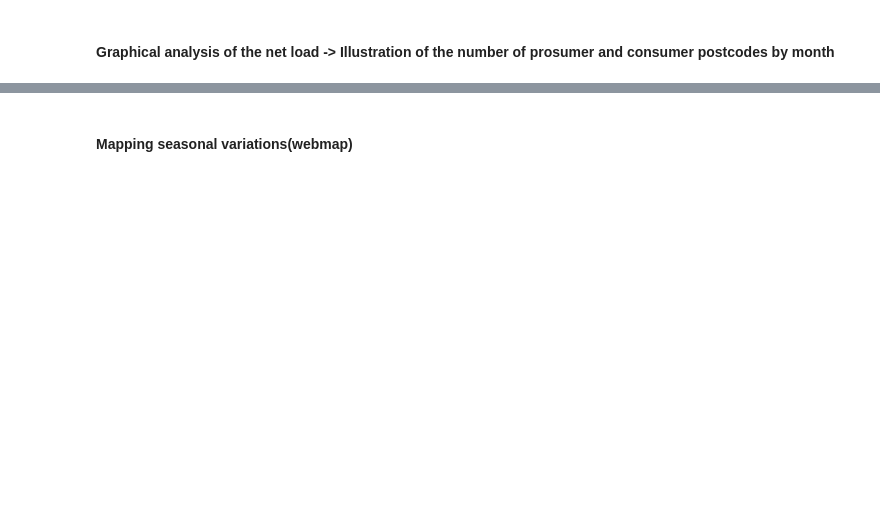
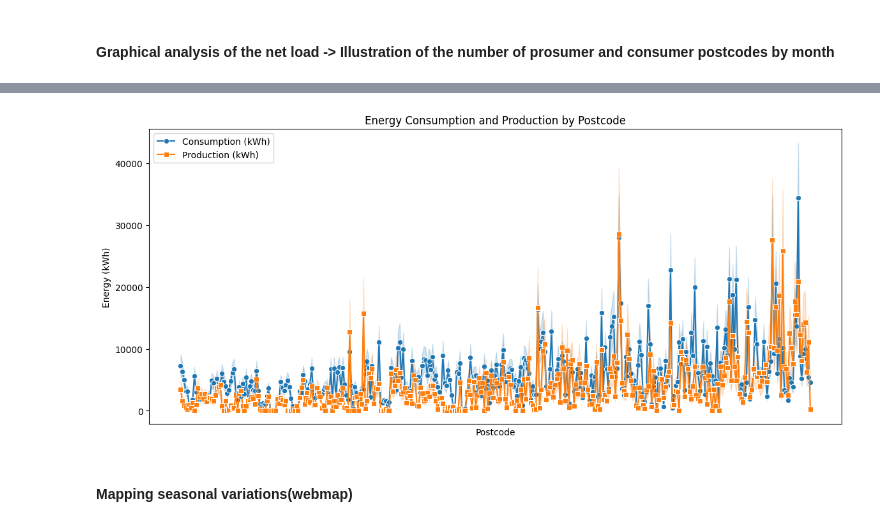
Before and after one commit to medh642/P2P-Trading, a Jupyter notebook: P2PSim/P2PmonthlyAnalysis.ipynb, the cells around one changed output, grey strips where cells are left out. Cells and saved outputs as stored; diff of their text form; code cells hidden in the pictures; blank space fills up the shorter version.

```diff
--- a/P2PSim/P2PmonthlyAnalysis.ipynb
+++ b/P2PSim/P2PmonthlyAnalysis.ipynb
@@ -128,3 +236,32 @@ dtype: int64
+# %%
+import matplotlib.pyplot as plt
+import seaborn as sns
+
+# Sort the dataframe by postcode for better visualization
+results_df = results_df.sort_values(by="Postcode")
+
+# Set the figure size
+plt.figure(figsize=(14, 6))
+
+# Plot Consumption
+sns.lineplot(x=results_df["Postcode"], y=results_df["Consumption_kwh"], label="Consumption (kWh)", marker="o")
+
+# Plot Production
+sns.lineplot(x=results_df["Postcode"], y=results_df["Production"], label="Production (kWh)", marker="s")
+
+# Remove x-axis labels
+plt.xticks([], [])
+
+# Set labels and title
+plt.xlabel("Postcode")
+plt.ylabel("Energy (kWh)")
+plt.title("Energy Consumption and Production by Postcode")
+plt.legend()
+
+# Show plot
+plt.show()
+# %% [output]
+[figure, added]
 # %% [markdown]
 #### Mapping seasonal variations(webmap)
 # %%
```
Also changed, not shown: parts of 6 cells of this notebook.
